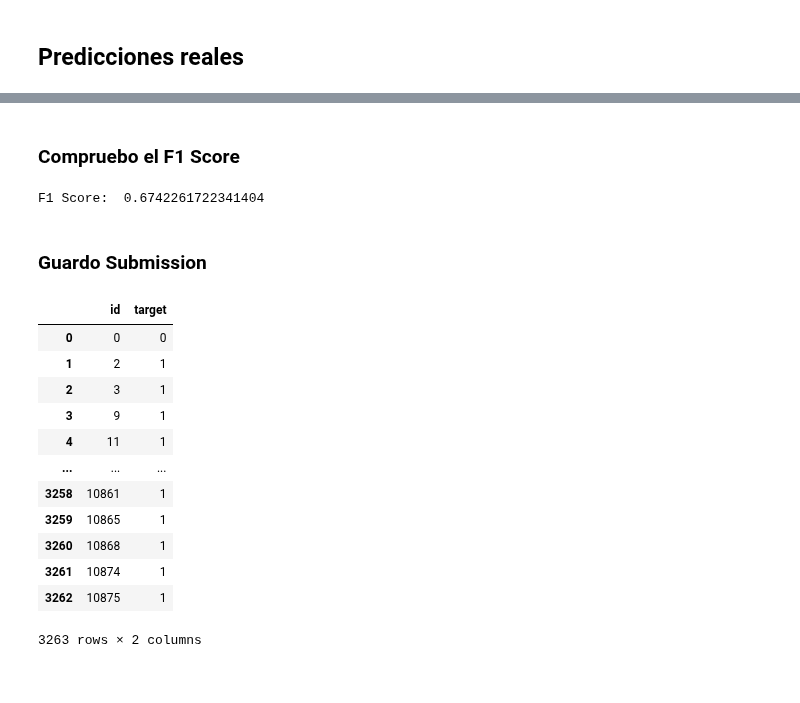
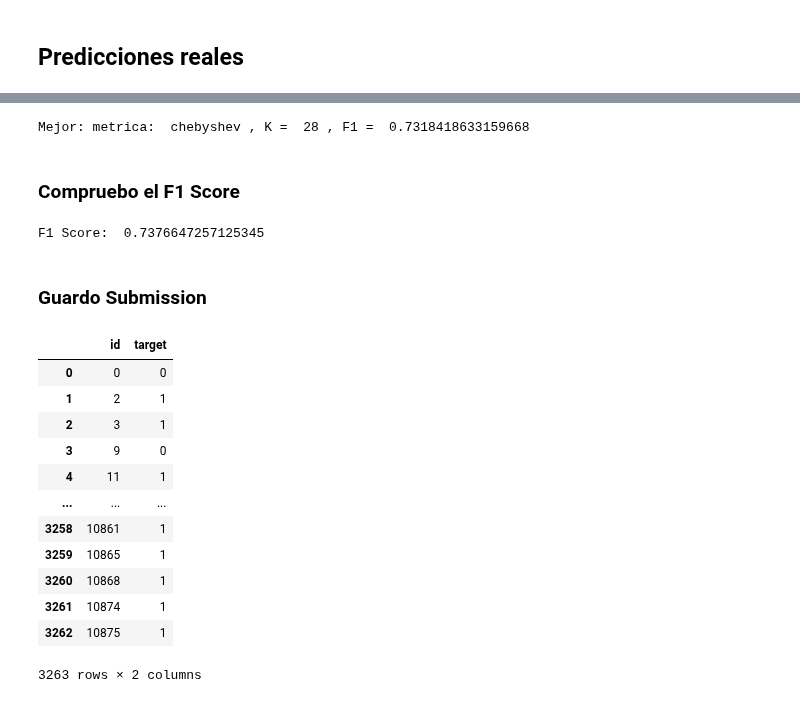
Before and after one commit to axelmpm/TP1_DATOS_1C_2020, a Jupyter notebook: TP2/KNN.ipynb, the cells around one changed output, grey strips where cells are left out. Cells and saved outputs as stored; diff of their text form; code cells hidden in the pictures.

Commit message:
Comienzo de XGB con pocos features, en KNN mejora al poner numeros de 0 a 1 en features

```diff
--- a/TP2/KNN.ipynb
+++ b/TP2/KNN.ipynb
@@ -20,8 +35,2 @@ from sklearn.preprocessing import Imputer
-# %%
-# Predictions de juguete
-n =3263
-predictions = np.arange(n)
-for i in range(len(predictions)):
-    predictions[i]=random.choice([0,1])
 # %%
 #CARGA DATA
@@ -203,6 +212,6 @@ Name: Tiene_key_impor, dtype: int64
 # %%
 #Resultado de test
-knn = KNeighborsClassifier(n_neighbors = 9, metric="manhattan")
+knn = KNeighborsClassifier(n_neighbors = 11, metric="chebyshev")
 
 #Entreno con todo el dataset
 knn.fit(x, y)
@@ -224,20 +235,47 @@ test_labels = test_labels["target"]
+# %%
+#Resultado de test
+best_mtr=""
+best_k=0
+best_f1=0
+best_predict = []
+for metr in dists:
+    for i in range(2,40):
+        knn = KNeighborsClassifier(n_neighbors =i, metric=metr)
+        #Entreno con todo el dataset
+        knn.fit(x, y)
+
+        #Predigo la data
+        predict = knn.predict(to_predict)
+        predict
+
+        f1=f1_score(test_labels, predict,average='micro')
+        if (f1 > best_f1):
+            best_f1 = f1
+            best_k  = i
+            best_mtr = metr
+            best_predict= predict
+        #print (metr," k: ",i," F1 Score: ", f1)
+# %%
+print ("Mejor: metrica: ",best_mtr, ", K = ",best_k, ", F1 = ",best_f1)
+# %% [output]
+Mejor: metrica:  chebyshev , K =  28 , F1 =  0.7318418633159668
 # %% [markdown]
 ### Compruebo el F1 Score
 # %%
- print ("F1 Score: ", f1_score(test_labels, predict,average='micro'))
+ print ("F1 Score: ", f1_score(test_labels, best_predict,average='micro'))
 # %% [output]
-F1 Score:  0.6742261722341404
+F1 Score:  0.7376647257125345
 # %% [markdown]
 ### Guardo Submission
 # %%
-result = submission_output(ids, predict,"KNN v1.xxx k=xx.csv")
+result = submission_output(ids, best_predict,"KNN vxx k=xx.csv")
 result
 # %% [output]
 |  | id | target |
 | 0 | 0 | 0 |
 | 1 | 2 | 1 |
 | 2 | 3 | 1 |
-| 3 | 9 | 1 |
+| 3 | 9 | 0 |
 | 4 | 11 | 1 |
 | ... | ... | ... |
 | 3258 | 10861 | 1 |
```
Also changed, not shown: parts of 18 cells of this notebook, 3 other files.
